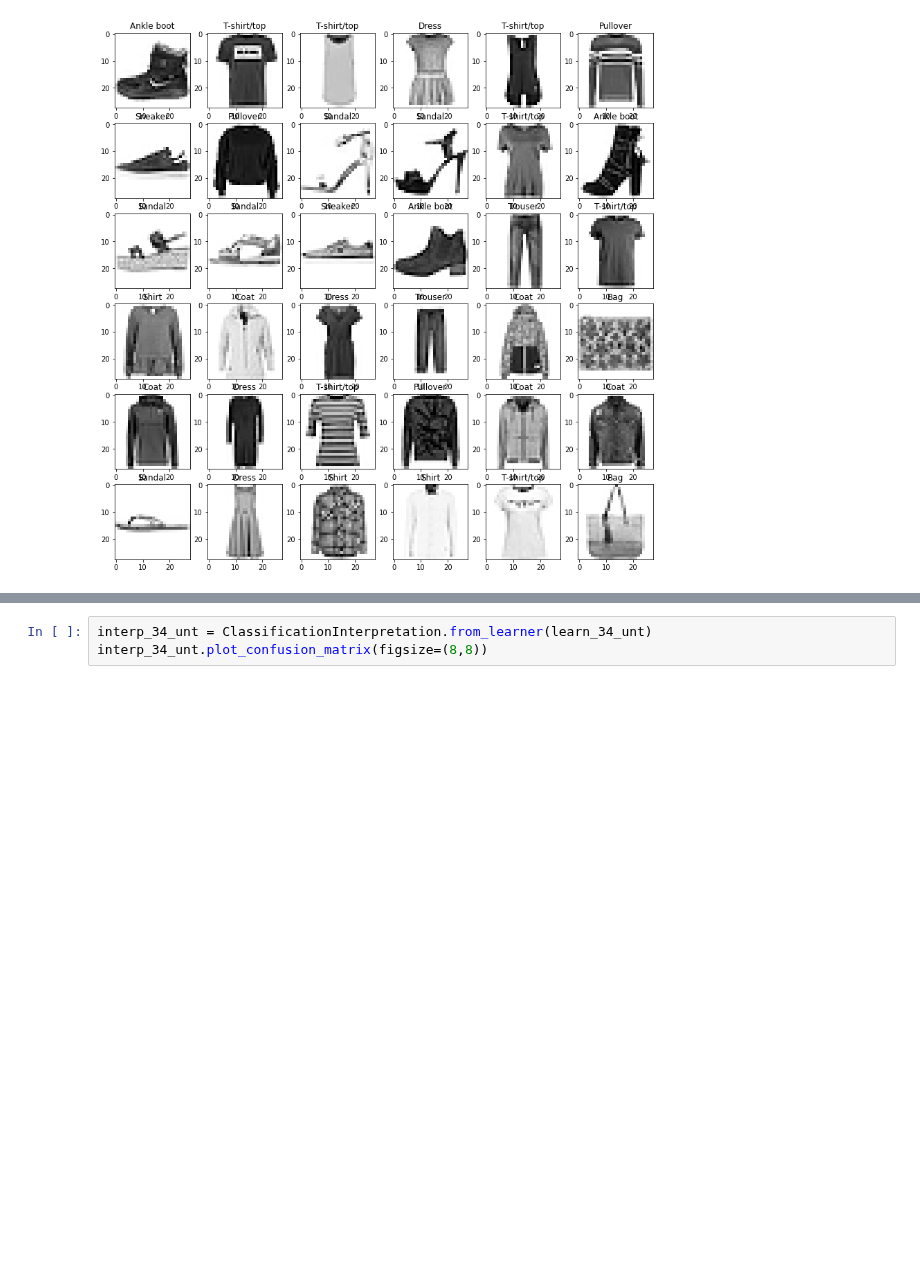
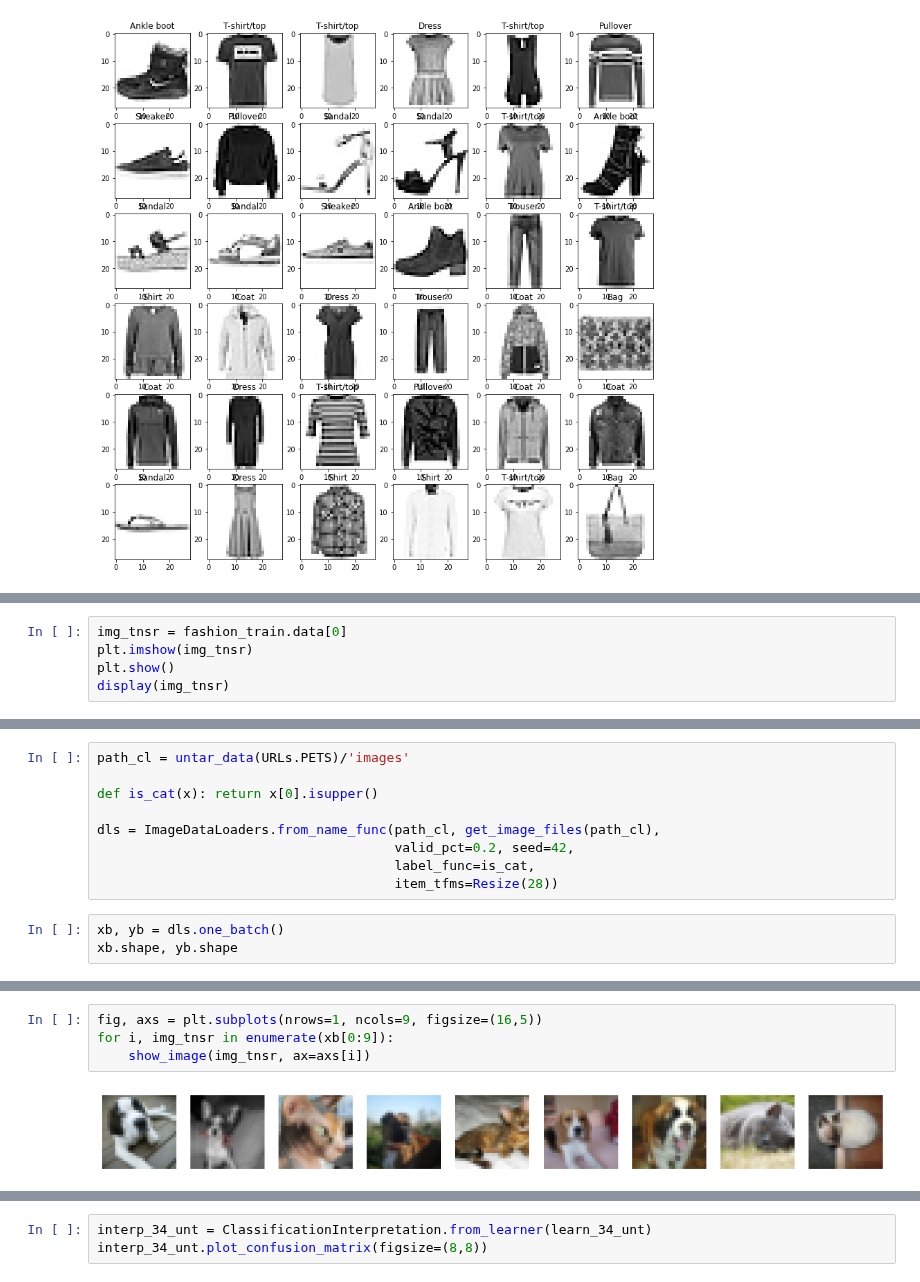
Before and after one commit to vtecftwy/fastbook, a Jupyter notebook: wip nbs/04_mnist_fashion_dataset.ipynb, the cells around one changed output, grey strips where cells are left out. Drawn from its saved outputs; the diff is of its cells as text; blank space fills up the shorter version.

Commit message:
first version able to train

```diff
--- a/wip nbs/04_mnist_fashion_dataset.ipynb
+++ b/wip nbs/04_mnist_fashion_dataset.ipynb
@@ -797,0 +235,5 @@ With augmentation (12 additional epochs)
+# %%
+img_tnsr = fashion_train.data[0]
+plt.imshow(img_tnsr)
+plt.show()
+display(img_tnsr)
@@ -797,0 +269,12 @@ With augmentation (12 additional epochs)
+# %%
+path_cl = untar_data(URLs.PETS)/'images'
+
+def is_cat(x): return x[0].isupper()
+
+dls = ImageDataLoaders.from_name_func(path_cl, get_image_files(path_cl),
+                                      valid_pct=0.2, seed=42,
+                                      label_func=is_cat,
+                                      item_tfms=Resize(28))
+# %%
+xb, yb = dls.one_batch()
+xb.shape, yb.shape
@@ -797,0 +290,6 @@ With augmentation (12 additional epochs)
+# %%
+fig, axs = plt.subplots(nrows=1, ncols=9, figsize=(16,5))
+for i, img_tnsr in enumerate(xb[0:9]):
+    show_image(img_tnsr, ax=axs[i])
+# %% [output]
+[figure, added]
```
Also changed, not shown: parts of 175 cells of this notebook.
